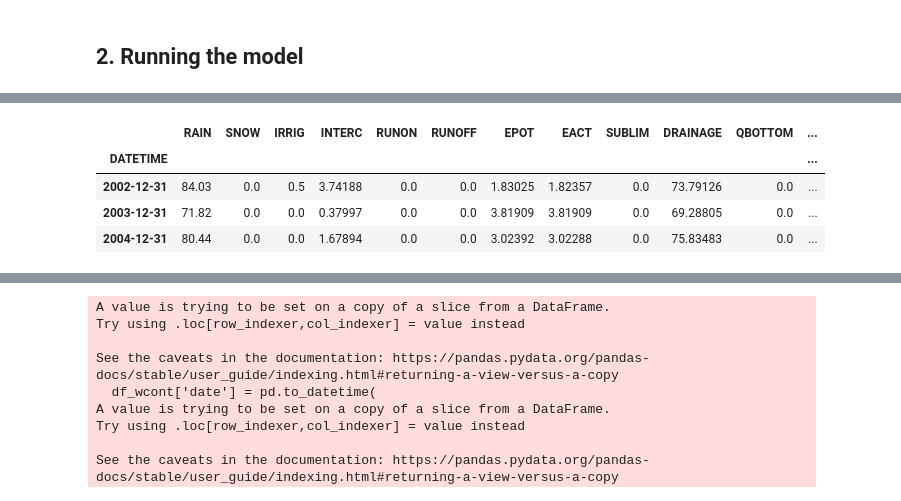
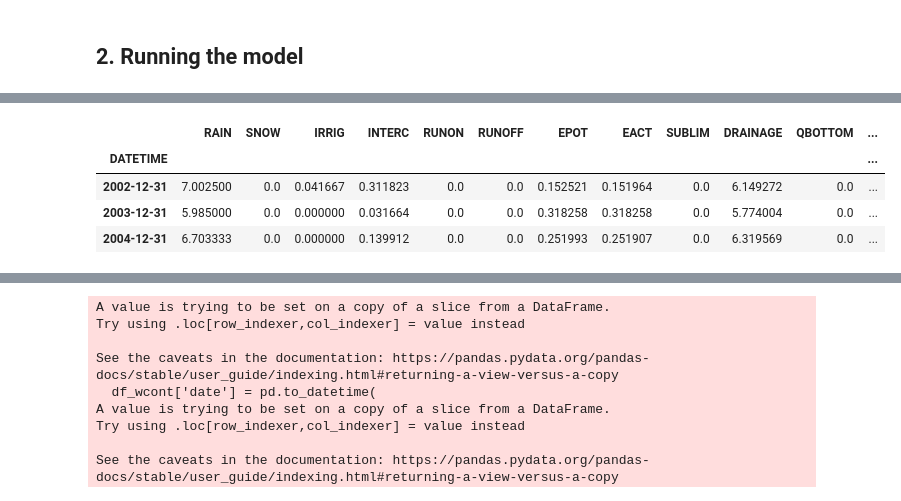
Before and after one commit to zawadzkim/pySWAP, a Jupyter notebook: pyswap/examples/1.hupselbrook/hupsel.ipynb, the cells around one changed output, grey strips where cells are left out. Saved outputs shown, nothing was run; the diff lists cells and outputs as text; code cells hidden in the pictures.

```diff
--- a/pyswap/examples/1.hupselbrook/hupsel.ipynb
+++ b/pyswap/examples/1.hupselbrook/hupsel.ipynb
@@ -532,3 +453,37 @@ lateral_drainage = LateralDrainage(
+# %%
+dra_settings = DraSettings(
+    dramet=2,
+    swdivd=1,
+    cofani=[1.0, 1.0],
+    swdislay=0
+)
+
+dra_formula = DrainageFormula(
+    lm2=11.0,
+    shape=0.8,
+    wetper=30.0,
+    zbotdr=-80.0,
+    entres=20.0,
+    ipos=2,
+    basegw=-200.0,
+    khtop=25.0
+)
+
+dra_file = DraFile(
+    name='swap',
+    general=dra_settings,
+    drainageformula=dra_formula
+)
+# # this is the working solution that just copies the predefined file
+# dra = Path(__file__).parent.joinpath('./data/hupsel_swap.dra')
+# dranage_file = DrainageFile(
+#     name='swap', path=str(dra))
+
+lateral_drainage = LateralDrainage(
+    swdra=1,
+    drfil='swap',
+    drainagefile=dra_file
+)
 # %% [markdown]
 ### Bottom boundary
 # %%
@@ -597,8 +528,8 @@ Balance Deviation   0.00    0.00    0.00    0.00
 # %%
-result.output.resample('Y').agg('sum')
+result.output.resample('Y').agg('mean')
 # %% [output]
 |  | RAIN | SNOW | IRRIG | INTERC | RUNON | RUNOFF | EPOT | EACT | SUBLIM | DRAINAGE | QBOTTOM | ... |
 | DATETIME |  |  |  |  |  |  |  |  |  |  |  | ... |
-| 2002-12-31 | 84.03 | 0.0 | 0.5 | 3.74188 | 0.0 | 0.0 | 1.83025 | 1.82357 | 0.0 | 73.79126 | 0.0 | ... |
-| 2003-12-31 | 71.82 | 0.0 | 0.0 | 0.37997 | 0.0 | 0.0 | 3.81909 | 3.81909 | 0.0 | 69.28805 | 0.0 | ... |
-| 2004-12-31 | 80.44 | 0.0 | 0.0 | 1.67894 | 0.0 | 0.0 | 3.02392 | 3.02288 | 0.0 | 75.83483 | 0.0 | ... |
+| 2002-12-31 | 7.002500 | 0.0 | 0.041667 | 0.311823 | 0.0 | 0.0 | 0.152521 | 0.151964 | 0.0 | 6.149272 | 0.0 | ... |
+| 2003-12-31 | 5.985000 | 0.0 | 0.000000 | 0.031664 | 0.0 | 0.0 | 0.318258 | 0.318258 | 0.0 | 5.774004 | 0.0 | ... |
+| 2004-12-31 | 6.703333 | 0.0 | 0.000000 | 0.139912 | 0.0 | 0.0 | 0.251993 | 0.251907 | 0.0 | 6.319569 | 0.0 | ... |
```
Also changed, not shown: parts of 21 cells of this notebook, 8 other files.
